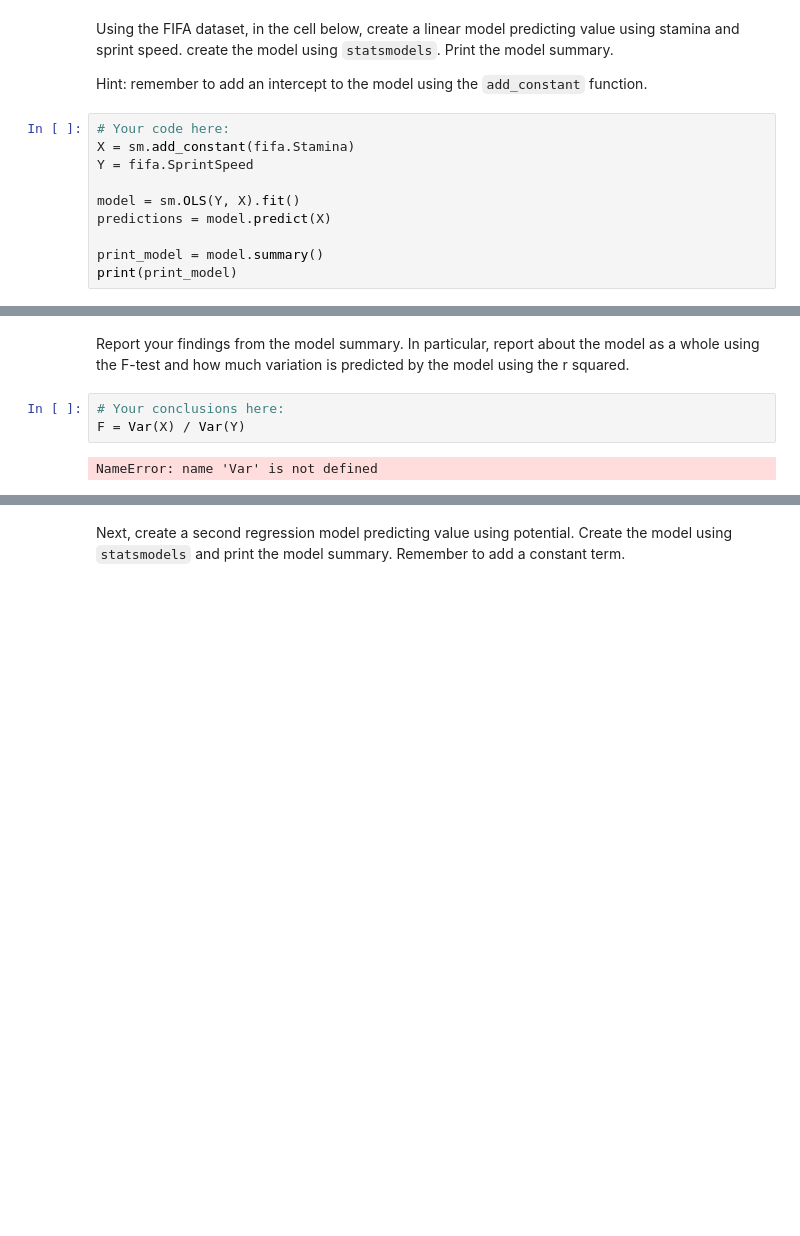
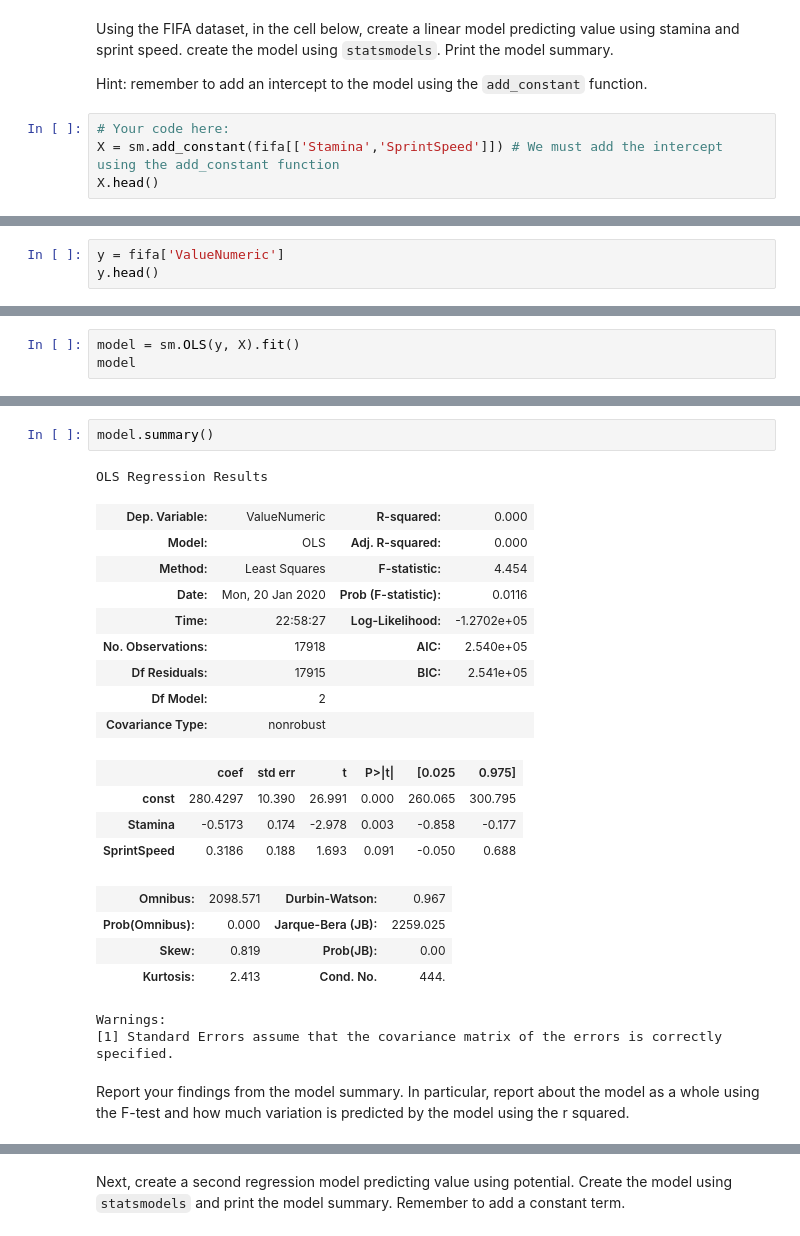
Before and after one commit to JavierLuna/data-labs, a Jupyter notebook: module-2/lab-correlation-tests-with-scipy/your-code/main.ipynb, the cells around one changed output, grey strips where cells are left out. Drawn from its saved outputs; the diff is of its cells as text; blank space fills up the shorter version.

```diff
--- a/module-2/lab-correlation-tests-with-scipy/your-code/main.ipynb
+++ b/module-2/lab-correlation-tests-with-scipy/your-code/main.ipynb
@@ -108,12 +144,6 @@ Using the FIFA dataset, in the cell below, create a linear model predicting valu
 Hint: remember to add an intercept to the model using the `add_constant` function.
 # %%
 # Your code here:
-X = sm.add_constant(fifa.Stamina)
-Y = fifa.SprintSpeed
-
-model = sm.OLS(Y, X).fit()
-predictions = model.predict(X)
-
-print_model = model.summary()
-print(print_model)
+X = sm.add_constant(fifa[['Stamina','SprintSpeed']]) # We must add the intercept using the add_constant function
+X.head()
 # %% [output]
@@ -120,0 +156,3 @@ MissingDataError: exog contains inf or nans
+# %%
+y = fifa['ValueNumeric']
+y.head()
@@ -120,0 +166,3 @@ MissingDataError: exog contains inf or nans
+# %%
+model = sm.OLS(y, X).fit()
+model
@@ -121,7 +181,25 @@ MissingDataError: exog contains inf or nans
+# %%
+model.summary()
+# %% [output]
+OLS Regression Results
+| Dep. Variable: | ValueNumeric | R-squared: | 0.000 |
+| Model: | OLS | Adj. R-squared: | 0.000 |
+| Method: | Least Squares | F-statistic: | 4.454 |
+| Date: | Mon, 20 Jan 2020 | Prob (F-statistic): | 0.0116 |
+| Time: | 22:58:27 | Log-Likelihood: | -1.2702e+05 |
+| No. Observations: | 17918 | AIC: | 2.540e+05 |
+| Df Residuals: | 17915 | BIC: | 2.541e+05 |
+| Df Model: | 2 |  |  |
+| Covariance Type: | nonrobust |  |  |
+|  | coef | std err | t | P>|t| | [0.025 | 0.975] |
+| const | 280.4297 | 10.390 | 26.991 | 0.000 | 260.065 | 300.795 |
+| Stamina | -0.5173 | 0.174 | -2.978 | 0.003 | -0.858 | -0.177 |
+| SprintSpeed | 0.3186 | 0.188 | 1.693 | 0.091 | -0.050 | 0.688 |
+| Omnibus: | 2098.571 | Durbin-Watson: | 0.967 |
+| Prob(Omnibus): | 0.000 | Jarque-Bera (JB): | 2259.025 |
+| Skew: | 0.819 | Prob(JB): | 0.00 |
+| Kurtosis: | 2.413 | Cond. No. | 444. |
+Warnings:
+[1] Standard Errors assume that the covariance matrix of the errors is correctly specified.
 # %% [markdown]
 Report your findings from the model summary. In particular, report about the model as a whole using the F-test and how much variation is predicted by the model using the r squared.
-# %%
-# Your conclusions here:
-F = Var(X) / Var(Y)
-# %% [output]
-NameError: name 'Var' is not defined
```
Also changed, not shown: parts of 20 cells of this notebook.
